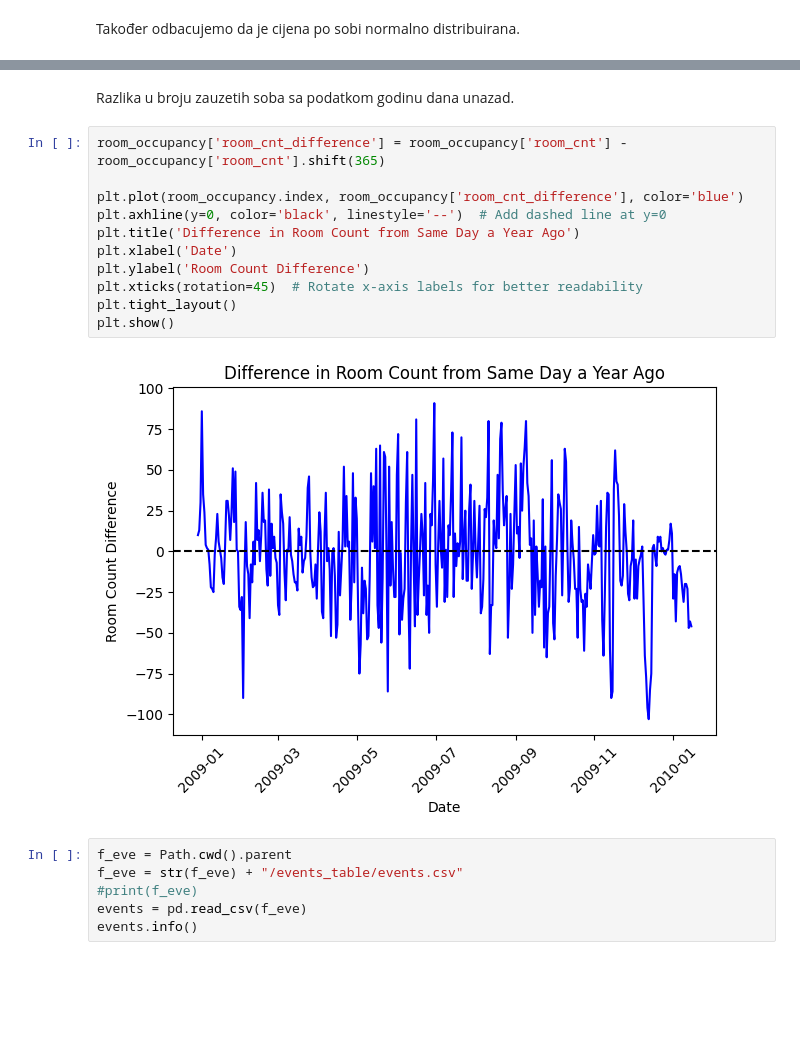
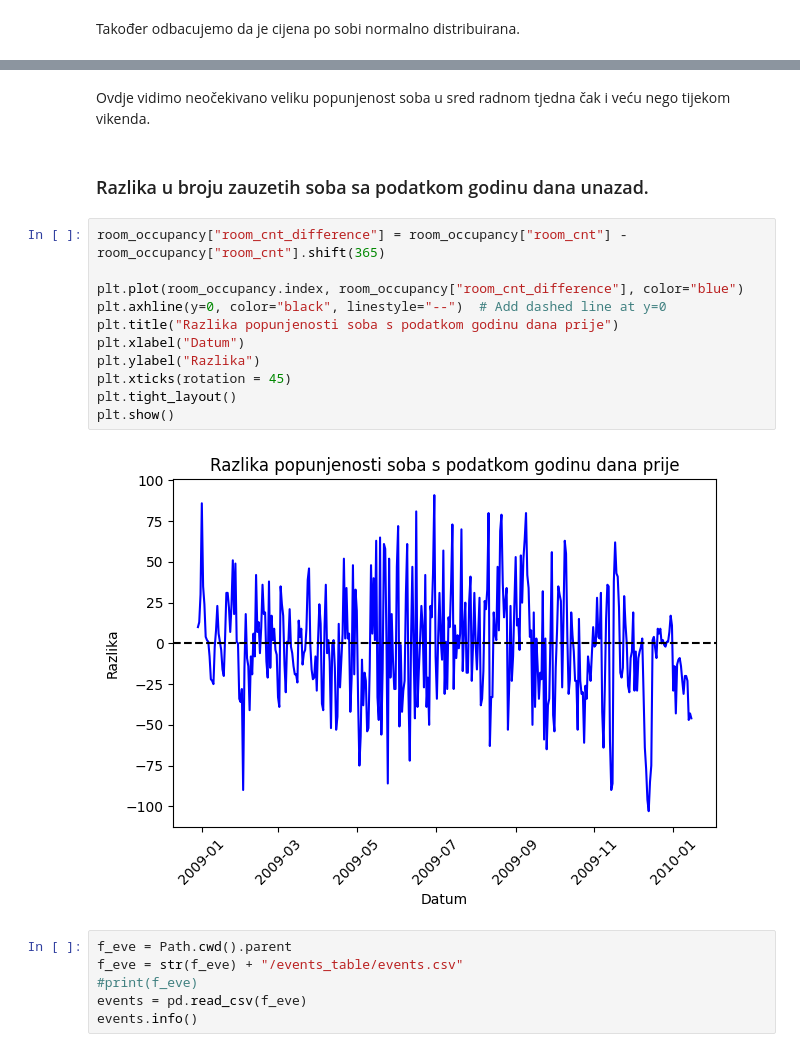
Before and after one commit to Matija-Kukic/lumen, a Jupyter notebook: data_analysis/train_data_analysis.ipynb, the cells around one changed output, grey strips where cells are left out. Drawn from its saved outputs; the diff is of its cells as text; blank space fills up the shorter version.

```diff
--- a/data_analysis/train_data_analysis.ipynb
+++ b/data_analysis/train_data_analysis.ipynb
@@ -513,18 +497,20 @@ Name: room_cnt, dtype: int64
+# %% [markdown]
+Ovdje vidimo neočekivano veliku popunjenost soba u sred radnom tjedna čak i veću nego tijekom vikenda.
 # %% [markdown]
-Razlika u broju zauzetih soba sa podatkom godinu dana unazad.
+### Razlika u broju zauzetih soba sa podatkom godinu dana unazad.
 # %%
-room_occupancy['room_cnt_difference'] = room_occupancy['room_cnt'] - room_occupancy['room_cnt'].shift(365)
+room_occupancy["room_cnt_difference"] = room_occupancy["room_cnt"] - room_occupancy["room_cnt"].shift(365)
 
-plt.plot(room_occupancy.index, room_occupancy['room_cnt_difference'], color='blue')
-plt.axhline(y=0, color='black', linestyle='--')  # Add dashed line at y=0
-plt.title('Difference in Room Count from Same Day a Year Ago')
-plt.xlabel('Date')
-plt.ylabel('Room Count Difference')
-plt.xticks(rotation=45)  # Rotate x-axis labels for better readability
+plt.plot(room_occupancy.index, room_occupancy["room_cnt_difference"], color="blue")
+plt.axhline(y=0, color="black", linestyle="--")  # Add dashed line at y=0
+plt.title("Razlika popunjenosti soba s podatkom godinu dana prije")
+plt.xlabel("Datum")
+plt.ylabel("Razlika")
+plt.xticks(rotation = 45)
 plt.tight_layout()
 plt.show()
 # %% [output]
-[figure, old version]
+[figure, new version]
 # %%
 f_eve = Path.cwd().parent
 f_eve = str(f_eve) + "/events_table/events.csv"
```
Also changed, not shown: parts of 19 cells of this notebook, 5 other files.
